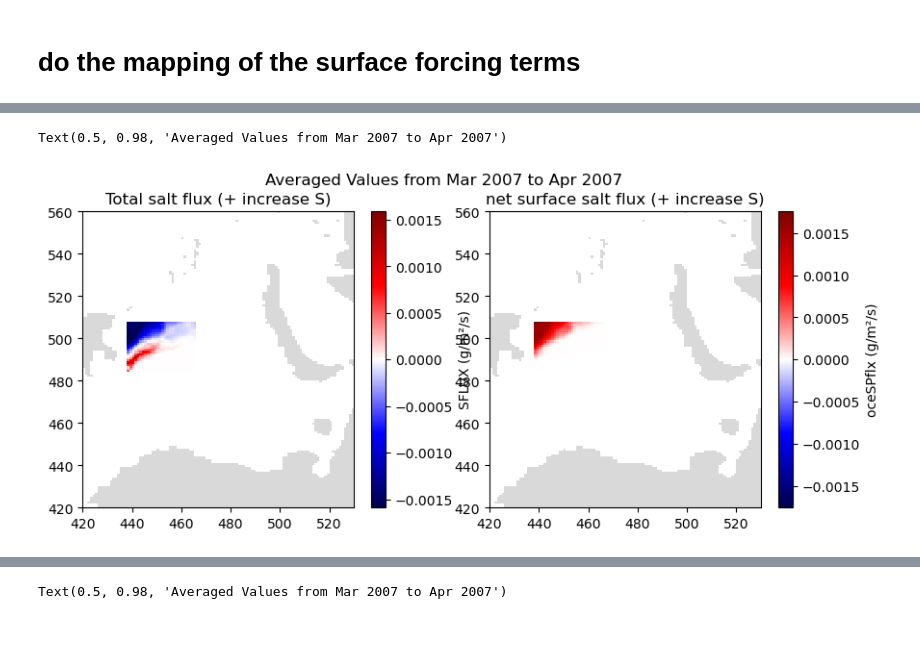
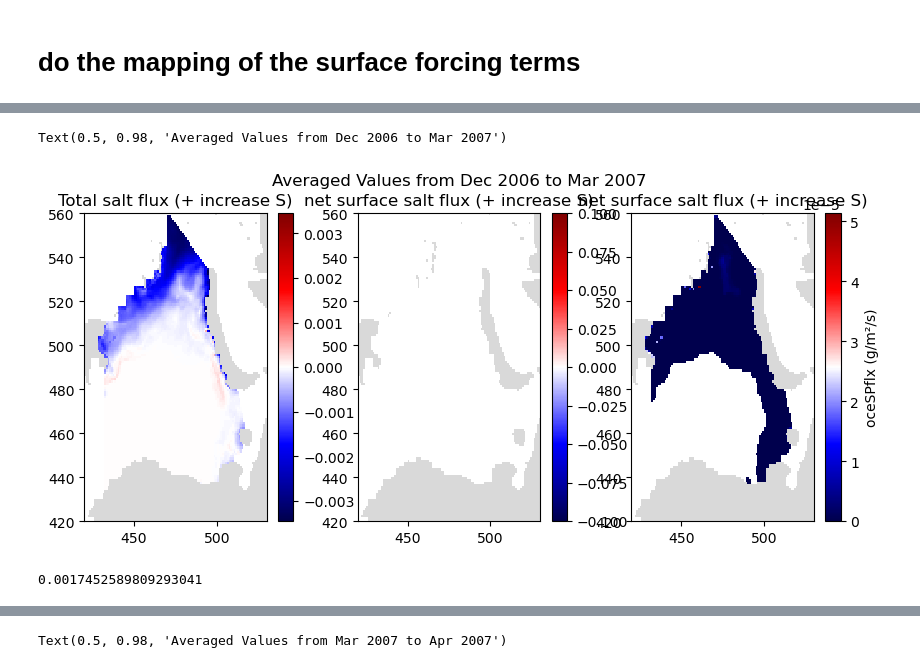
Before and after one commit to margaretmurakami/crios_backups, a Jupyter notebook: ASTE_270/Pemberton_BarentsSpaper/BarentsS_paper/create_maps.ipynb, the cells around one changed output, grey strips where cells are left out. Cells and saved outputs as stored; diff of their text form; code cells hidden in the pictures; blank space fills up the shorter version.

```diff
--- a/ASTE_270/Pemberton_BarentsSpaper/BarentsS_paper/create_maps.ipynb
+++ b/ASTE_270/Pemberton_BarentsSpaper/BarentsS_paper/create_maps.ipynb
@@ -291,45 +324,86 @@ for t in range(len(tsstr)):
 # do the time averaging
 SFLUX = np.nanmean(SFLUX,axis=0)
 oceSPflx = np.nanmean(oceSPflx,axis=0)
+# %%
+# read in the surface salt flux values
+oceSPtnd = np.zeros((len(tsstr),nz,ny,nx))
+oceSPflx = np.zeros((len(tsstr),ny,nx))
+
+for t in range(len(tsstr)):
+    file_name = 'budg3d_kpptend_set1'
+    meta_budg3d_kpptend_set1 = parsemeta(dirIn + file_name + "." + tsstr[0] + ".meta")
+    fldlist = np.array(meta_budg3d_kpptend_set1["fldList"])
+    varnames = np.array(["oceSPtnd"])
+    recs = np.array([])
+    t2 = int(tsstr[t])
+    for var in varnames:
+        irec = np.where(fldlist == var)
+        recs = np.append(recs, irec[0][0])
+    oceSPtndi,its,meta = rdmds(os.path.join(dirIn, file_name),t2,returnmeta=True,rec=recs[0])
+    oceSPtndi = oceSPtndi.reshape(nz,ny,nx)
+
+    # set in the larger array
+    oceSPtnd[t] = oceSPtndi
+oceSPtnd = np.nanmean(oceSPtnd,axis=0)
 # %%
 fig = plt.figure(figsize = (10,4))
 
 # first subplot - sflux
-ax = plt.subplot(121)
+ax = plt.subplot(131)
 data = SFLUX * mymsk
 data[data == 0] = np.nan
 # set limits for the colormap
 mymin = np.nanmin(data)
 mymax = np.nanmax(data)
 if mymax > abs(mymin):
     mymin=-mymax
 cb = ax.pcolormesh(get_aste_tracer(data,nfx,nfy)[0],cmap="seismic",vmin=mymin,vmax=mymin*-1)
 cbar = plt.colorbar(cb)
 cbar.set_label("SFLUX (g/m²/s)")
 ax.pcolormesh(get_aste_tracer(hfC_modified,nfx,nfy)[0],cmap="Greys",vmin=0,vmax=4)
 ax.set_title("Total salt flux (+ increase S)")
 ax.set_xlim(xlims)
 ax.set_ylim(ylims)
 
 # second subplot - surface salt flux during freezing
-ax = plt.subplot(122)
+ax = plt.subplot(132)
 data = oceSPflx * mymsk
 data[data == 0] = np.nan
 mymin = np.nanmin(data)
 mymax = np.nanmax(data)
 if mymax > abs(mymin):
     mymin=-mymax
-cb = ax.pcolormesh(get_aste_tracer(data,nfx,nfy)[0],cmap="seismic",vmin=mymin,vmax=mymin*-1)
+cb = ax.pcolormesh(get_aste_tracer(data,nfx,nfy)[0],cmap="seismic")#,vmin=mymin,vmax=mymin*-1)
+cbar = plt.colorbar(cb)
+cbar.set_label("oceSPflx (g/m²/s)")
+ax.pcolormesh(get_aste_tracer(hfC_modified,nfx,nfy)[0],cmap="Greys",vmin=0,vmax=4)
+ax.set_title("net surface salt flux (+ increase S)")
+ax.set_xlim(xlims)
+ax.set_ylim(ylims)
+
+# third subplot - surface salt flux during freezing
+ax = plt.subplot(133)
+data = oceSPtnd * np.tile(mymsk[np.newaxis,:,:],(nz,1,1))
+data[data == 0] = np.nan
+mymin = np.nanmin(data*.1)
+mymax = np.nanmax(data)
+if mymax > abs(mymin):
+    mymin=-mymax
+cb = ax.pcolormesh(get_aste_tracer(data,nfx,nfy)[0],cmap="seismic")#,vmin=mymin,vmax=mymin*-1)
 cbar = plt.colorbar(cb)
 cbar.set_label("oceSPflx (g/m²/s)")
 ax.pcolormesh(get_aste_tracer(hfC_modified,nfx,nfy)[0],cmap="Greys",vmin=0,vmax=4)
 ax.set_title("net surface salt flux (+ increase S)")
 ax.set_xlim(xlims)
 ax.set_ylim(ylims)
 
 # set the title
 title = f"Averaged Values from {datetimes[0].strftime('%b %Y')} to {datetimes[-1].strftime('%b %Y')}"
 plt.suptitle(title)
 # %% [output]
-Text(0.5, 0.98, 'Averaged Values from Mar 2007 to Apr 2007')
+Text(0.5, 0.98, 'Averaged Values from Dec 2006 to Mar 2007')
-[figure, old version]
+[figure, new version]
+# %%
+np.nanmax(data)
+# %% [output]
+0.0017452589809293041
```
Also changed, not shown: parts of 5 cells of this notebook, 9 other files.
